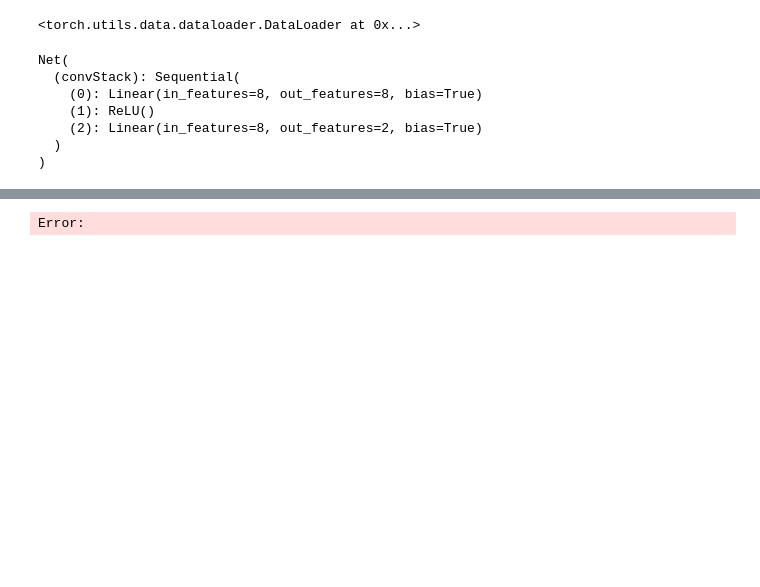
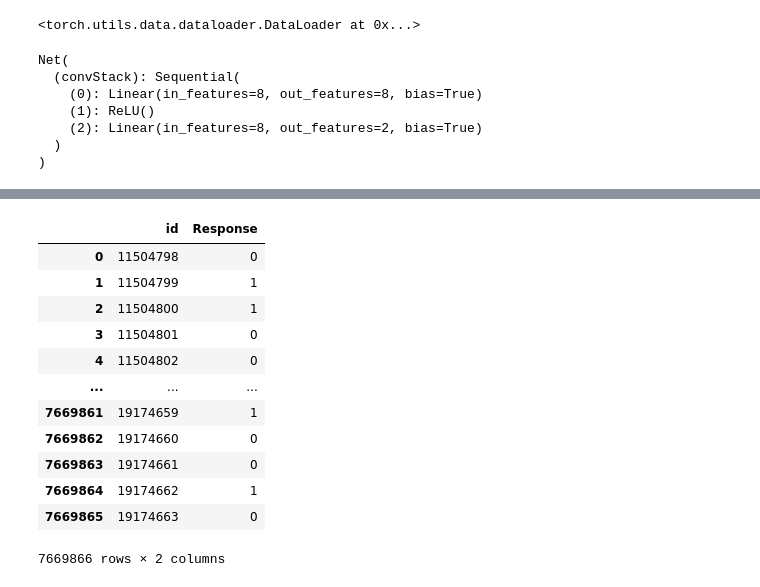
Before and after one commit to joseongho1985/playground-series-s4e7, a Jupyter notebook: test.ipynb, the cells around one changed output, grey strips where cells are left out. Saved outputs shown, nothing was run; the diff lists cells and outputs as text; code cells hidden in the pictures; blank space fills up the shorter version.

```diff
--- a/test.ipynb
+++ b/test.ipynb
@@ -82,12 +121,13 @@ class MyDataset(torch.utils.data.Dataset):
         df= df.drop(columns=['id'])
 
         if 'Response' in df.columns:
-            self.response = pd.get_dummies(df['Response']).values
+            self.response = pd.get_dummies(df['Response']).astype(float).values
+            # self.response =
             df= df.drop(columns=['Response'])
 
         # df = pd.get_dummies(df,columns=['Region_Code','Policy_Sales_Channel'])
         df= df.drop(columns=['Region_Code','Policy_Sales_Channel'])
-        self.data = df.astype(float).values
+        self.data = df.values
         pass
 
     def __len__(self):
@@ -96,19 +136,20 @@ class MyDataset(torch.utils.data.Dataset):
     def __getitem__(self, idx):
         x=self.data[idx]
         x=torch.tensor(x)
-        x=x.to(torch.float32)
+        # x=x.to(torch.float32)
         x=x.to(device)
 
         id = self.id[idx]
 
         y=self.response[idx]
         y=torch.tensor(y)
-        y=y.to(torch.float32)
+        # y=y.to(torch.float32)
         y=y.to(device)
 
         return id, x, y
 
-trainSet= MyDataset(concatDF[:len(trainDF)])
-testSet= MyDataset(concatDF[len(trainDF):])
-testSet[-1]
+# trainSet= MyDataset(concatDF[:len(trainDF)])
+trainSet= MyDataset(concatDF[:len(trainDF2)])
+testSet= MyDataset(concatDF[len(trainDF2):])
+trainSet[1]
 # %% [output]
@@ -119,5 +177,5 @@ testSet[-1]
 # %%
-splitSet = torch.utils.data.random_split(trainSet,(0.67,0.33))
+splitSet = torch.utils.data.random_split(trainSet,(0.7,0.3))
 splitSet
 # %% [output]
 [<torch.utils.data.dataset.Subset at 0x...>,
@@ -213,7 +296,7 @@ model.eval()
 correct = 0
 total = 0
 with torch.no_grad():
-    for x, y  in valLoader:
+    for _, x, y  in valLoader:
         pred = model(x)
 
         for idx, i in enumerate(pred):
@@ -226,19 +309,11 @@ Error:
 # %%
-def testAI(dataloader, model):
-    model.eval()
-    out = []
-    y=1
-    with torch.no_grad():
-        for X in dataloader:
-            pred = model(X)
-            for i in pred:
-                out.append([y, torch.argmax(i).item()])
-                y+=1
+model.eval()
+result = []
+with torch.no_grad():
+    for id, X, _ in testLoader:
+        pred = model(X)
+        for idx, i in enumerate(pred):
+            result.append([id[idx], torch.argmax(i).item()])
 
-
-    return out
-
-result = testAI(testLoader, bestModel)
-# result = testAI(testLoader[0], model[0])
 result
 # %% [output]
@@ -246,9 +337,21 @@ Error:
 # %%
 outDF= pd.DataFrame(result)
 outDF= outDF.astype(int)
-outDF.columns=['ImageId','Label']
+outDF.columns=['id','Response']
 outDF
 # %% [output]
+|  | id | Response |
+| 0 | 11504798 | 0 |
+| 1 | 11504799 | 1 |
+| 2 | 11504800 | 1 |
+| 3 | 11504801 | 0 |
+| 4 | 11504802 | 0 |
+| ... | ... | ... |
+| 7669861 | 19174659 | 1 |
+| 7669862 | 19174660 | 0 |
+| 7669863 | 19174661 | 0 |
+| 7669864 | 19174662 | 1 |
+| 7669865 | 19174663 | 0 |
-Error:
+7669866 rows × 2 columns
 # %%
 outDF.to_csv('result.csv',index=False)
```
Also changed, not shown: parts of 11 cells of this notebook, 2 other files.
